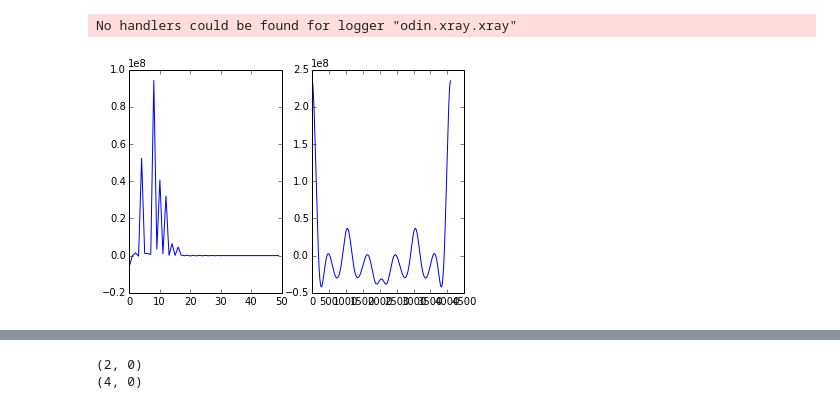
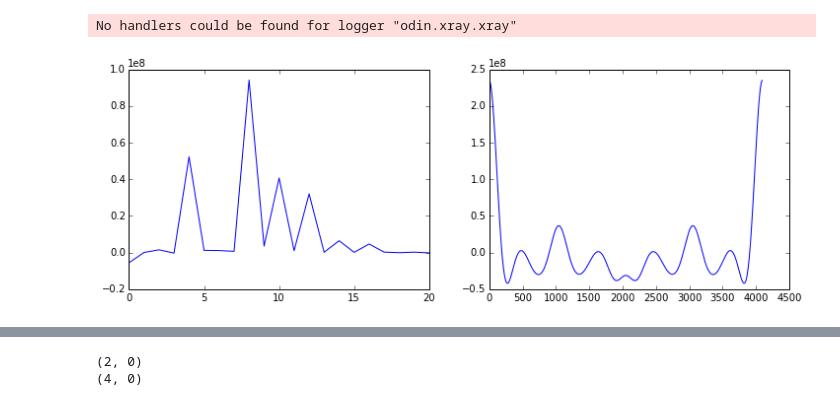
Before and after one commit to tjlane/cxs-theory, a Jupyter notebook: analysis/sparse_corr_test.ipynb, the cells around one changed output, grey strips where cells are left out. Cells and saved outputs as stored; diff of their text form; code cells hidden in the pictures.

```diff
--- a/analysis/sparse_corr_test.ipynb
+++ b/analysis/sparse_corr_test.ipynb
@@ -18,18 +20,19 @@ l_expansion = r.legendre(q, q, legendre_order)
 # %% [output]
 No handlers could be found for logger "odin.xray.xray"
 # %%
-figure()
+figure(figsize=(12,4))
 
 subplot(121)
 plot(l_expansion)
+xlim([0, 20])
 
 subplot(122)
 lp = np.polynomial.legendre.legval(r.cospsi(q, q), l_expansion)
 plot(lp + 1e6)
 
 show()
 # %% [output]
-[figure, old version]
+[figure, new version]
 # %%
 savetxt('tmp_leg.dat', l_expansion)
 #gk_opt = core.AutocorrRegressor(l_expansion, alpha=0.1)
```
Also changed, not shown: parts of 2 cells of this notebook, 1 other file.
